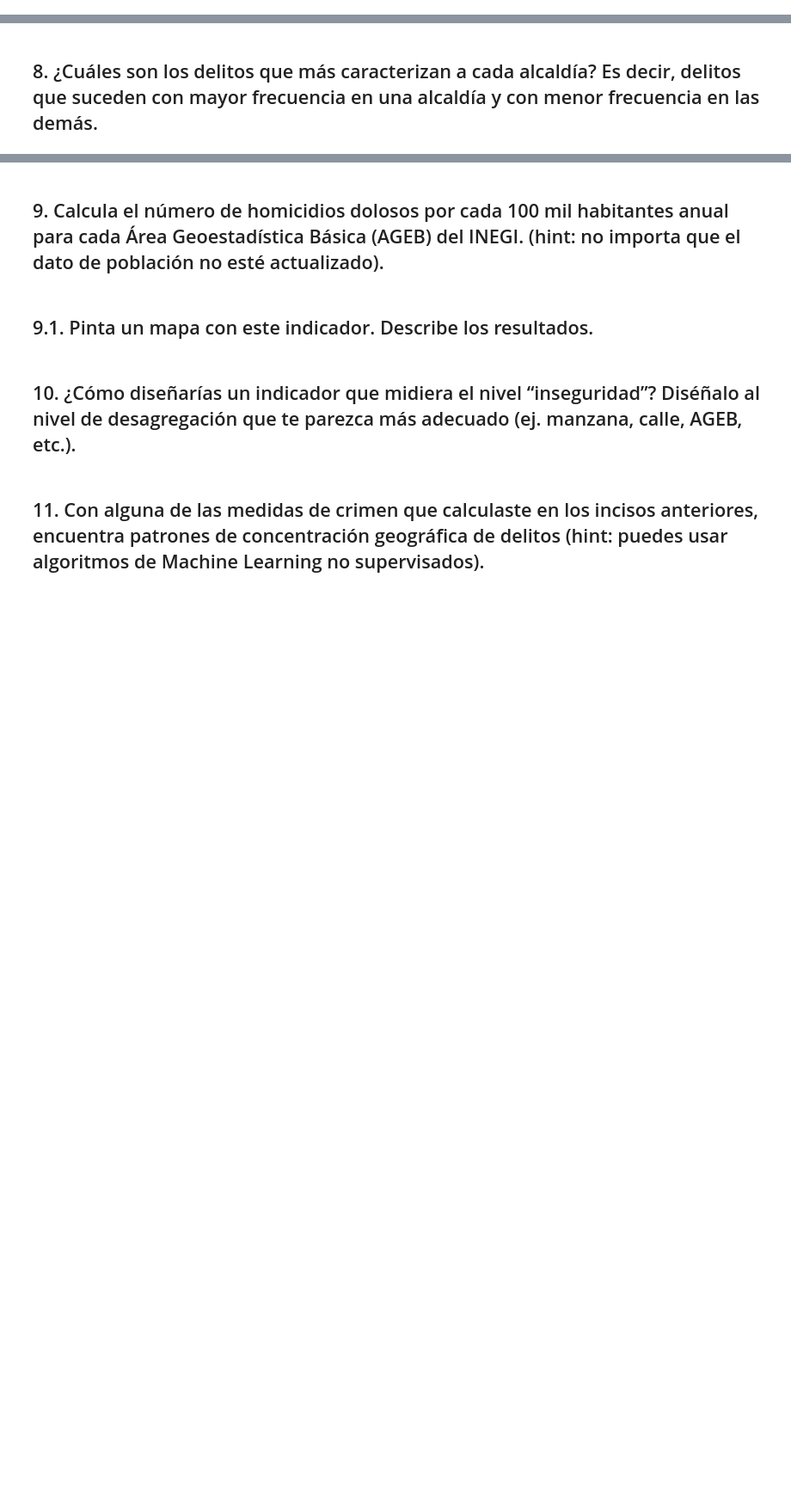
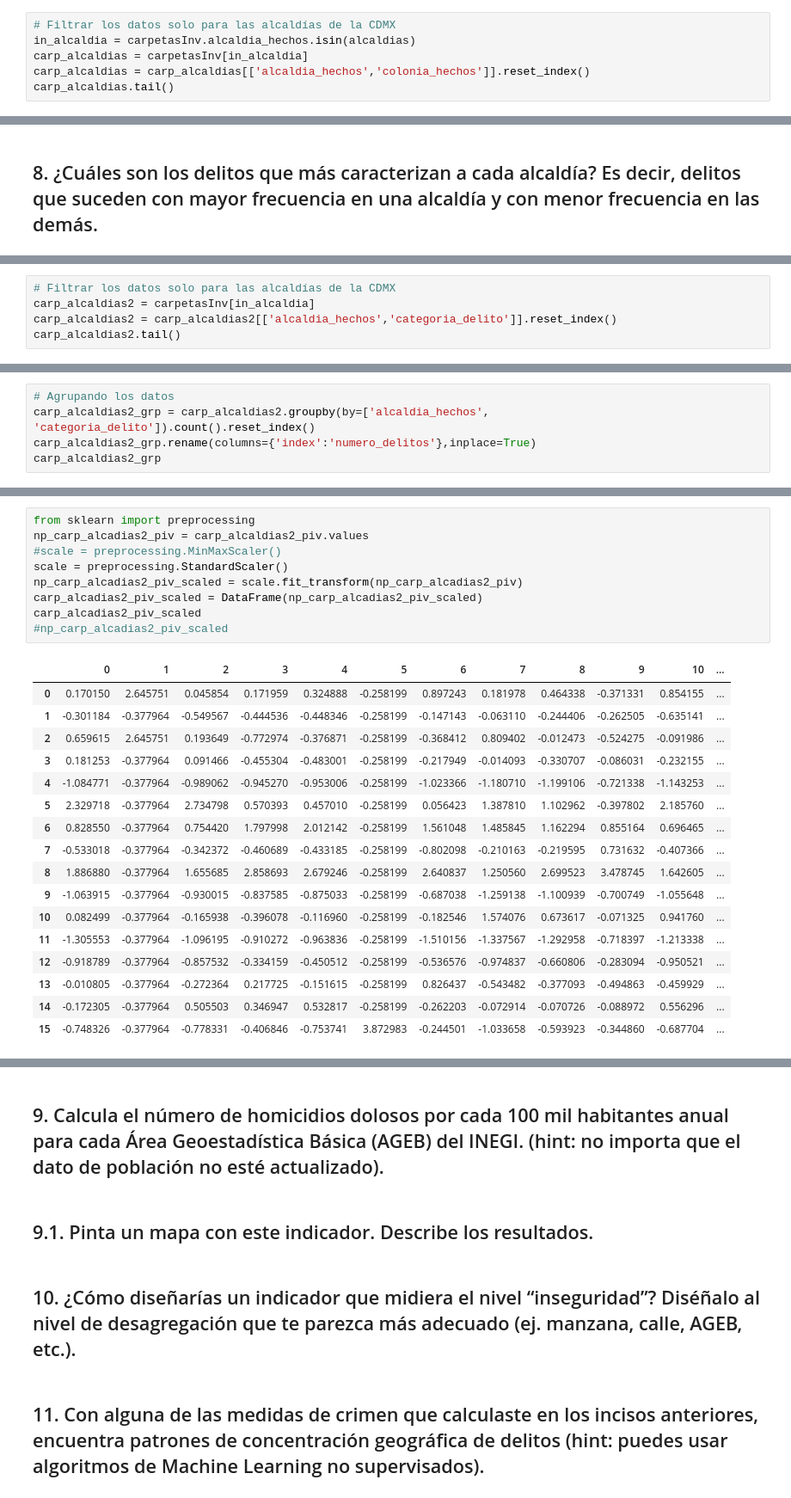
Before and after one commit to Conrado-Montealegre/OPI-DS-Test, a Jupyter notebook: 01_SeccionA.ipynb, the cells around one changed output, grey strips where cells are left out. Shown at 86% size. Drawn from its saved outputs; the diff is of its cells as text; blank space fills up the shorter version.

```diff
--- a/01_SeccionA.ipynb
+++ b/01_SeccionA.ipynb
@@ -266,0 +542,6 @@ AttributeError: Cannot access callable attribute 'pivot' of 'DataFrameGroupBy' o
+# %%
+# Filtrar los datos solo para las alcaldías de la CDMX
+in_alcaldia = carpetasInv.alcaldia_hechos.isin(alcaldias)
+carp_alcaldias = carpetasInv[in_alcaldia]
+carp_alcaldias = carp_alcaldias[['alcaldia_hechos','colonia_hechos']].reset_index()
+carp_alcaldias.tail()
@@ -314,0 +708,5 @@ delitos_ts =
+# %%
+# Filtrar los datos solo para las alcaldías de la CDMX
+carp_alcaldias2 = carpetasInv[in_alcaldia]
+carp_alcaldias2 = carp_alcaldias2[['alcaldia_hechos','categoria_delito']].reset_index()
+carp_alcaldias2.tail()
@@ -314,0 +720,5 @@ delitos_ts =
+# %%
+# Agrupando los datos
+carp_alcaldias2_grp = carp_alcaldias2.groupby(by=['alcaldia_hechos', 'categoria_delito']).count().reset_index()
+carp_alcaldias2_grp.rename(columns={'index':'numero_delitos'},inplace=True)
+carp_alcaldias2_grp
@@ -314,0 +763,27 @@ delitos_ts =
+# %%
+from sklearn import preprocessing
+np_carp_alcadias2_piv = carp_alcaldias2_piv.values
+#scale = preprocessing.MinMaxScaler()
+scale = preprocessing.StandardScaler()
+np_carp_alcadias2_piv_scaled = scale.fit_transform(np_carp_alcadias2_piv)
+carp_alcadias2_piv_scaled = DataFrame(np_carp_alcadias2_piv_scaled)
+carp_alcadias2_piv_scaled
+#np_carp_alcadias2_piv_scaled
+# %% [output]
+|  | 0 | 1 | 2 | 3 | 4 | 5 | 6 | 7 | 8 | 9 | 10 | ... |
+| 0 | 0.170150 | 2.645751 | 0.045854 | 0.171959 | 0.324888 | -0.258199 | 0.897243 | 0.181978 | 0.464338 | -0.371331 | 0.854155 | ... |
+| 1 | -0.301184 | -0.377964 | -0.549567 | -0.444536 | -0.448346 | -0.258199 | -0.147143 | -0.063110 | -0.244406 | -0.262505 | -0.635141 | ... |
+| 2 | 0.659615 | 2.645751 | 0.193649 | -0.772974 | -0.376871 | -0.258199 | -0.368412 | 0.809402 | -0.012473 | -0.524275 | -0.091986 | ... |
+| 3 | 0.181253 | -0.377964 | 0.091466 | -0.455304 | -0.483001 | -0.258199 | -0.217949 | -0.014093 | -0.330707 | -0.086031 | -0.232155 | ... |
+| 4 | -1.084771 | -0.377964 | -0.989062 | -0.945270 | -0.953006 | -0.258199 | -1.023366 | -1.180710 | -1.199106 | -0.721338 | -1.143253 | ... |
+| 5 | 2.329718 | -0.377964 | 2.734798 | 0.570393 | 0.457010 | -0.258199 | 0.056423 | 1.387810 | 1.102962 | -0.397802 | 2.185760 | ... |
+| 6 | 0.828550 | -0.377964 | 0.754420 | 1.797998 | 2.012142 | -0.258199 | 1.561048 | 1.485845 | 1.162294 | 0.855164 | 0.696465 | ... |
+| 7 | -0.533018 | -0.377964 | -0.342372 | -0.460689 | -0.433185 | -0.258199 | -0.802098 | -0.210163 | -0.219595 | 0.731632 | -0.407366 | ... |
+| 8 | 1.886880 | -0.377964 | 1.655685 | 2.858693 | 2.679246 | -0.258199 | 2.640837 | 1.250560 | 2.699523 | 3.478745 | 1.642605 | ... |
+| 9 | -1.063915 | -0.377964 | -0.930015 | -0.837585 | -0.875033 | -0.258199 | -0.687038 | -1.259138 | -1.100939 | -0.700749 | -1.055648 | ... |
+| 10 | 0.082499 | -0.377964 | -0.165938 | -0.396078 | -0.116960 | -0.258199 | -0.182546 | 1.574076 | 0.673617 | -0.071325 | 0.941760 | ... |
+| 11 | -1.305553 | -0.377964 | -1.096195 | -0.910272 | -0.963836 | -0.258199 | -1.510156 | -1.337567 | -1.292958 | -0.718397 | -1.213338 | ... |
+| 12 | -0.918789 | -0.377964 | -0.857532 | -0.334159 | -0.450512 | -0.258199 | -0.536576 | -0.974837 | -0.660806 | -0.283094 | -0.950521 | ... |
+| 13 | -0.010805 | -0.377964 | -0.272364 | 0.217725 | -0.151615 | -0.258199 | 0.826437 | -0.543482 | -0.377093 | -0.494863 | -0.459929 | ... |
+| 14 | -0.172305 | -0.377964 | 0.505503 | 0.346947 | 0.532817 | -0.258199 | -0.262203 | -0.072914 | -0.070726 | -0.088972 | 0.556296 | ... |
+| 15 | -0.748326 | -0.377964 | -0.778331 | -0.406846 | -0.753741 | 3.872983 | -0.244501 | -1.033658 | -0.593923 | -0.344860 | -0.687704 | ... |
```
Also changed, not shown: parts of 44 cells of this notebook, 1 other file.
